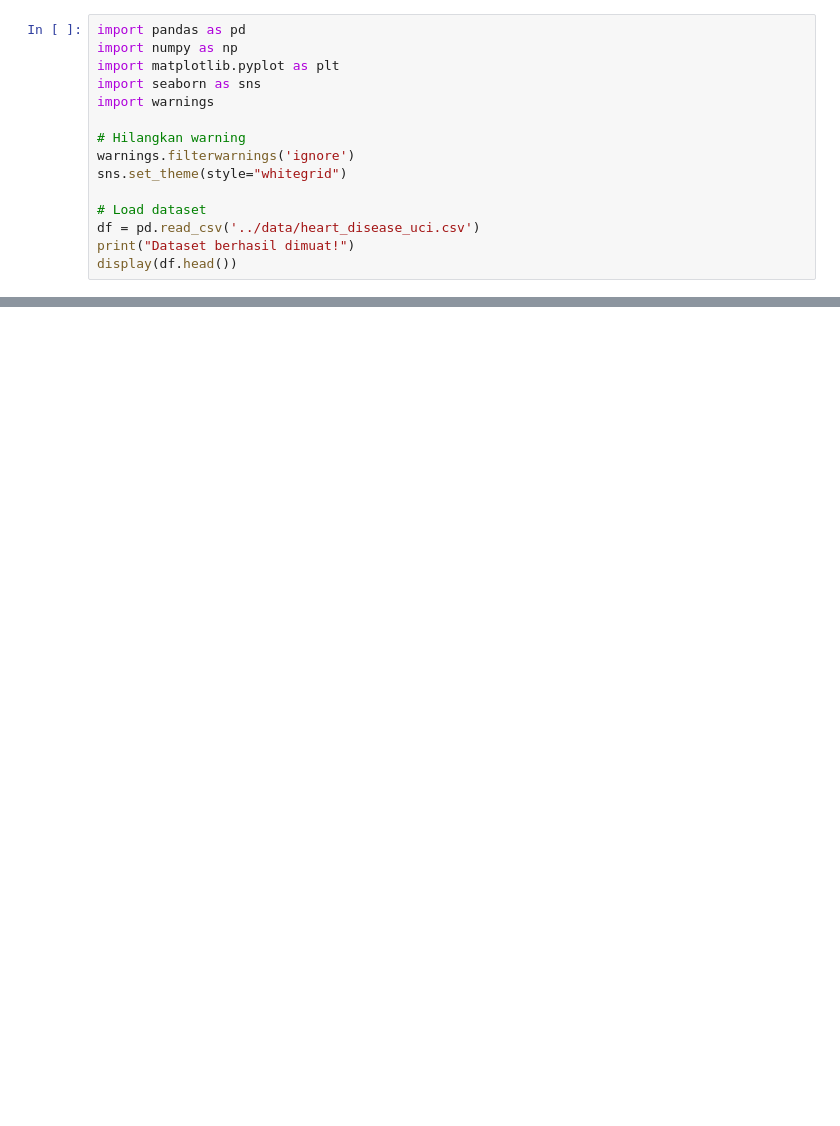
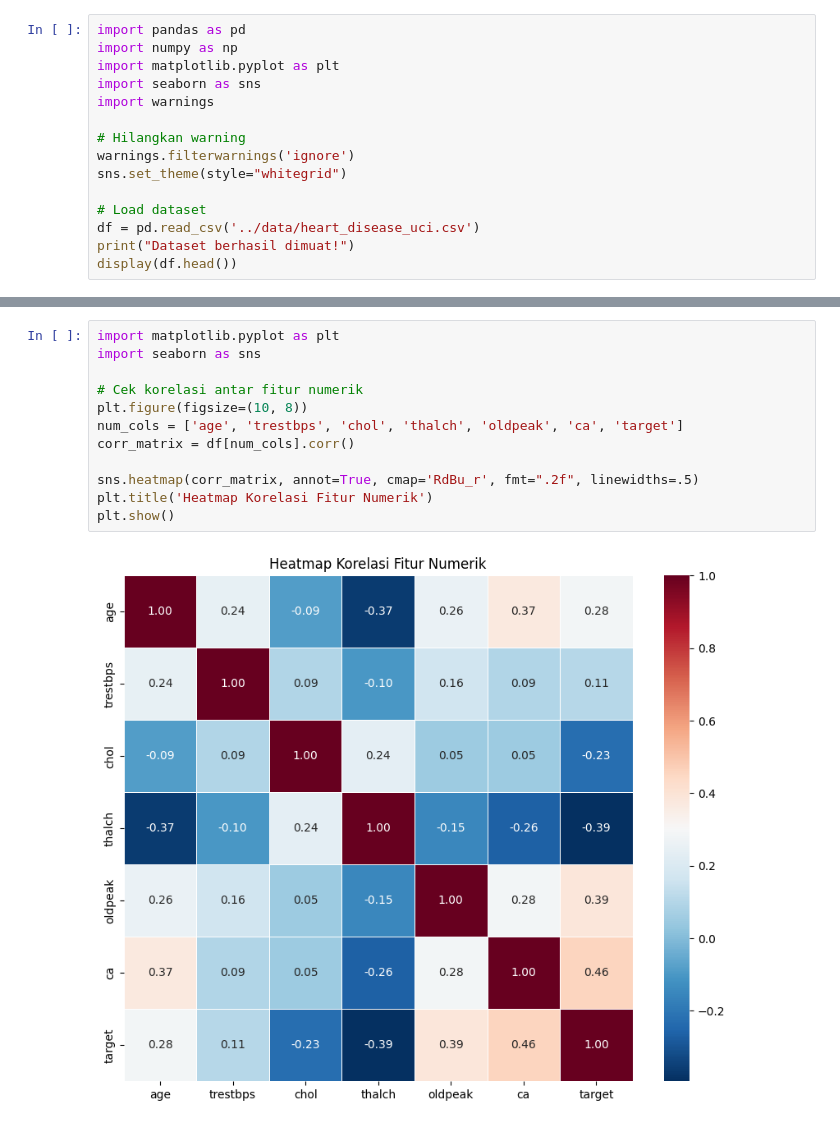
Before and after one commit to praja1904/heart-disease-ml, a Jupyter notebook: notebooks/EDA.ipynb, the cells around one changed output, grey strips where cells are left out. Cells and saved outputs as stored; diff of their text form; blank space fills up the shorter version.

```diff
--- a/notebooks/EDA.ipynb
+++ b/notebooks/EDA.ipynb
@@ -162 +248,15 @@ print("Pelatihan model Regresi Logistik selesai. Model siap dievaluasi.")
+# %%
+import matplotlib.pyplot as plt
+import seaborn as sns
+
+# Cek korelasi antar fitur numerik
+plt.figure(figsize=(10, 8))
+num_cols = ['age', 'trestbps', 'chol', 'thalch', 'oldpeak', 'ca', 'target']
+corr_matrix = df[num_cols].corr()
+
+sns.heatmap(corr_matrix, annot=True, cmap='RdBu_r', fmt=".2f", linewidths=.5)
+plt.title('Heatmap Korelasi Fitur Numerik')
+plt.show()
+# %% [output]
+[figure, added]
 # %%
```
Also changed, not shown: parts of 9 cells of this notebook, 1 other file.
